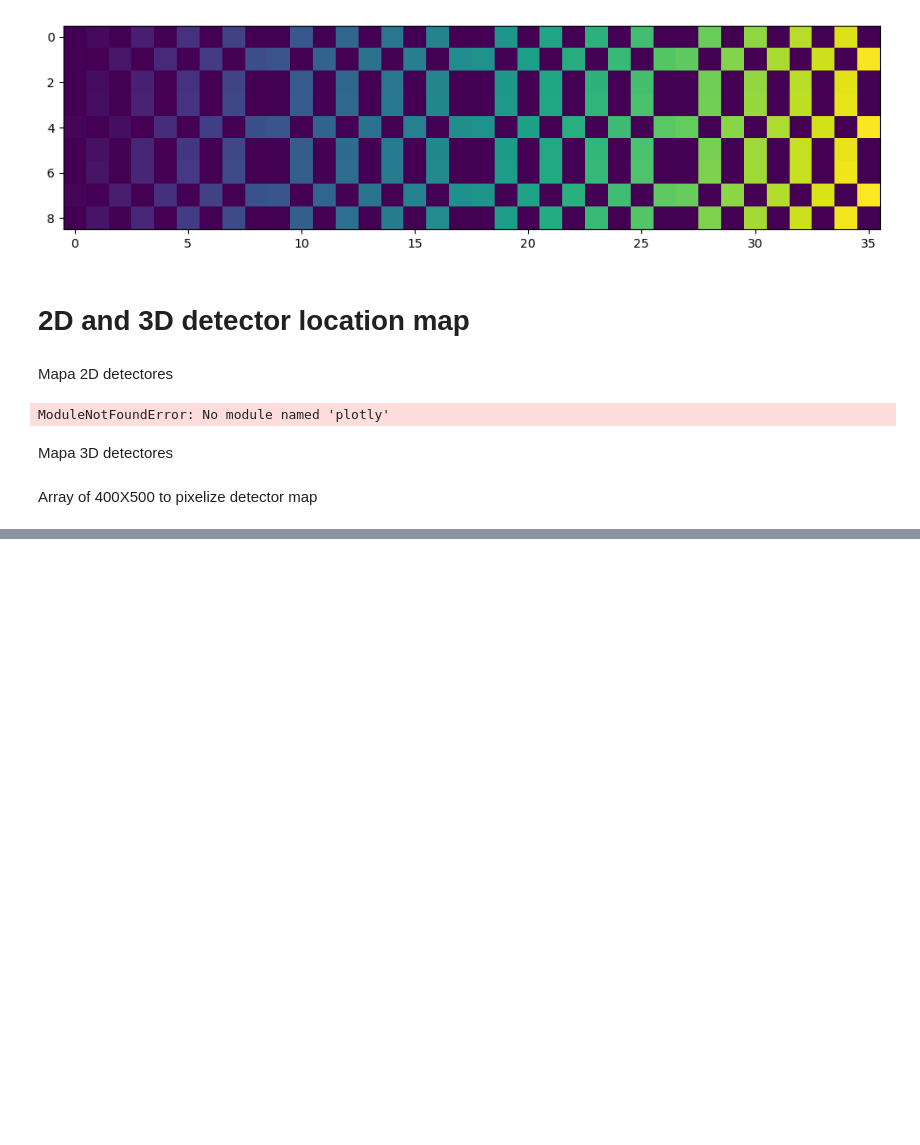
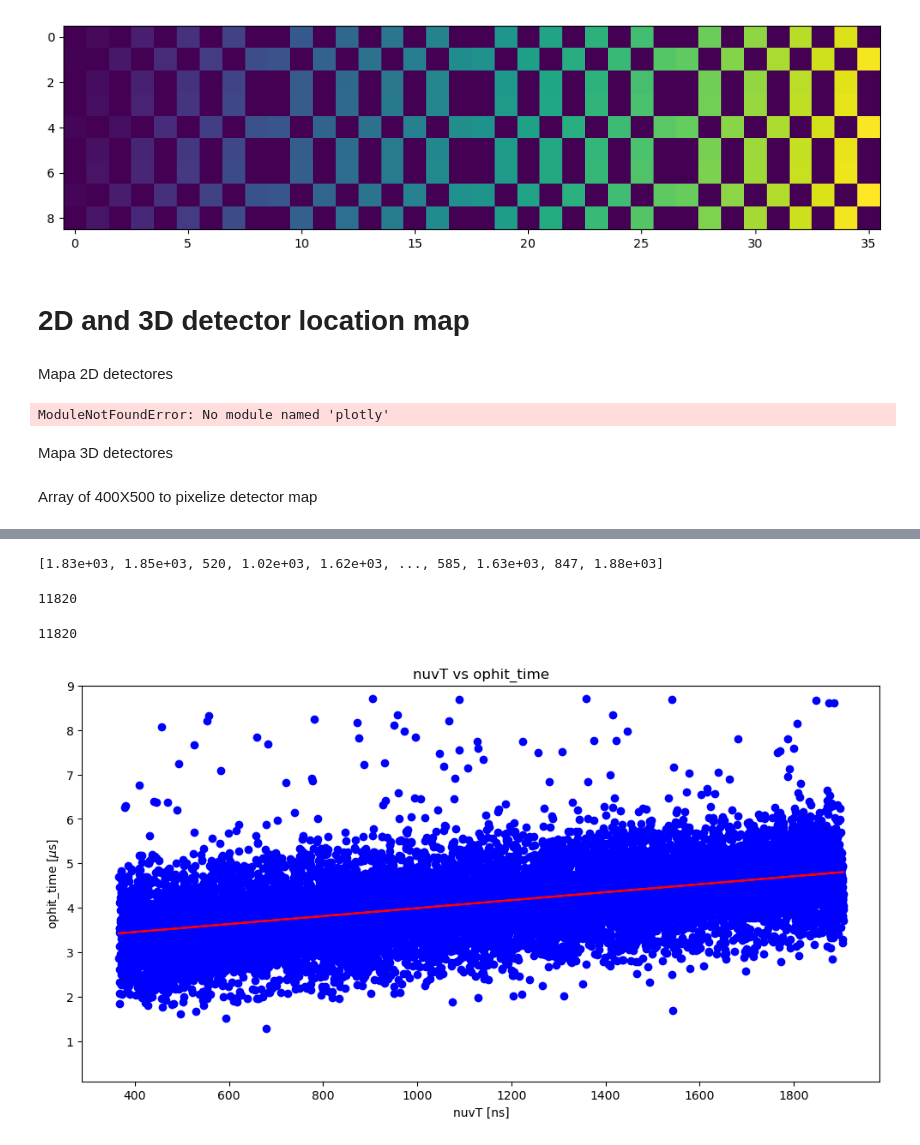
Before and after one commit to CIEMAT-Neutrino/AI_nuvT, a Jupyter notebook: nuvT_pred.ipynb, the cells around one changed output, grey strips where cells are left out. Drawn from its saved outputs; the diff is of its cells as text; code cells hidden in the pictures; blank space fills up the shorter version.

```diff
--- a/nuvT_pred.ipynb
+++ b/nuvT_pred.ipynb
@@ -1072,0 +1127,8 @@ np.savetxt('vuv_map.txt', vis_map, fmt='%d', delimiter=',')
+# %%
+flat_nuvT = ak.flatten(hit_nuvT_filtered)
+print(flat_nuvT)
+# %% [output]
+[1.83e+03, 1.85e+03, 520, 1.02e+03, 1.62e+03, ..., 585, 1.63e+03, 847, 1.88e+03]
+# %%
+def plus0_values(array):
+    return array[(array >= 0) & (array < 9)]
@@ -1072,0 +1139,14 @@ np.savetxt('vuv_map.txt', vis_map, fmt='%d', delimiter=',')
+# %%
+hit_t_filtered_new3 = [
+    ak.mean(ak.flatten(filtered)) if len(ak.flatten(filtered)) > 0 else 0
+    for array in hit_t_filtered
+    for filtered in [plus0_values(array)]
+]
+# %%
+print(len(flat_nuvT))
+# %% [output]
+11820
+# %%
+print(len(hit_t_filtered_new3))
+# %% [output]
+11820
@@ -1072,0 +1160,25 @@ np.savetxt('vuv_map.txt', vis_map, fmt='%d', delimiter=',')
+# %%
+flat_nuvT_np = ak.to_numpy(flat_nuvT)
+hit_t_filtered_new3_np = ak.to_numpy(hit_t_filtered_new3)
+
+
+# Realizar el ajuste lineal
+coeffs = np.polyfit(flat_nuvT_np, hit_t_filtered_new3_np, 1)  # Grado 1 para una línea recta
+slope, intercept = coeffs
+
+# Crear la línea ajustada
+fit_line = slope * flat_nuvT_np + intercept
+
+plt.figure(figsize=(12, 6))
+plt.scatter(flat_nuvT_np, hit_t_filtered_new3_np, marker='o', linestyle='-', color='b')
+plt.plot(flat_nuvT_np, fit_line, color='r', label=f'Ajuste lineal: y = {slope:.2f}x + {intercept:.2f}')
+
+# Adding labels and title
+plt.xlabel('nuvT [ns]')
+plt.ylabel(r'ophit_time [$\mu$s]')
+plt.title('nuvT vs ophit_time')
+plt.ylim(0.1,9)
+# Show the plot
+plt.show()
+# %% [output]
+[figure, added]
```
Also changed, not shown: parts of 16 cells of this notebook, 3 other files.
